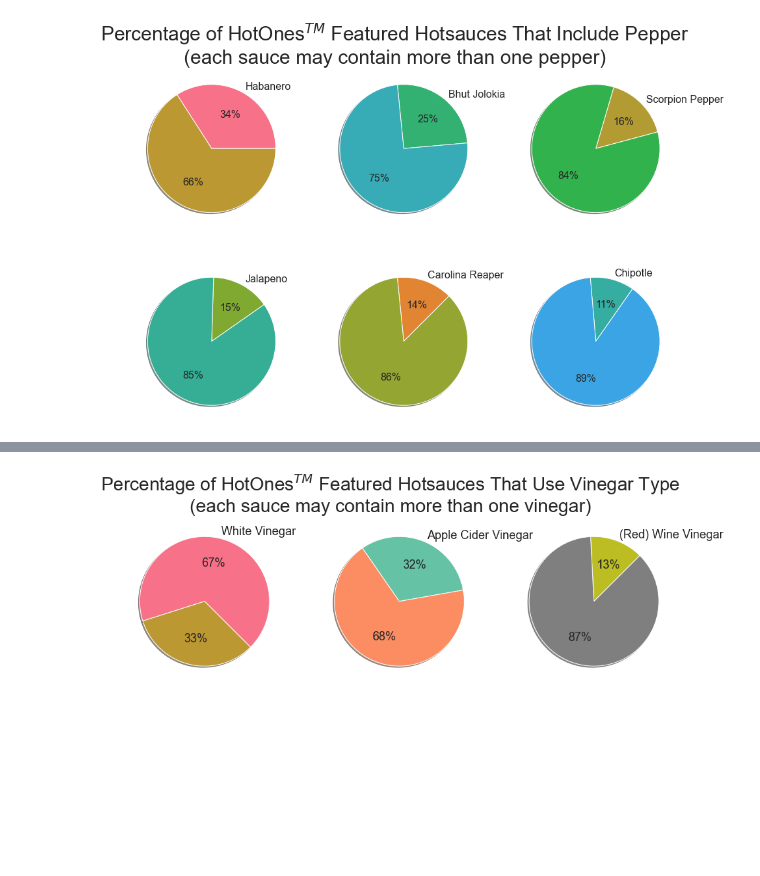
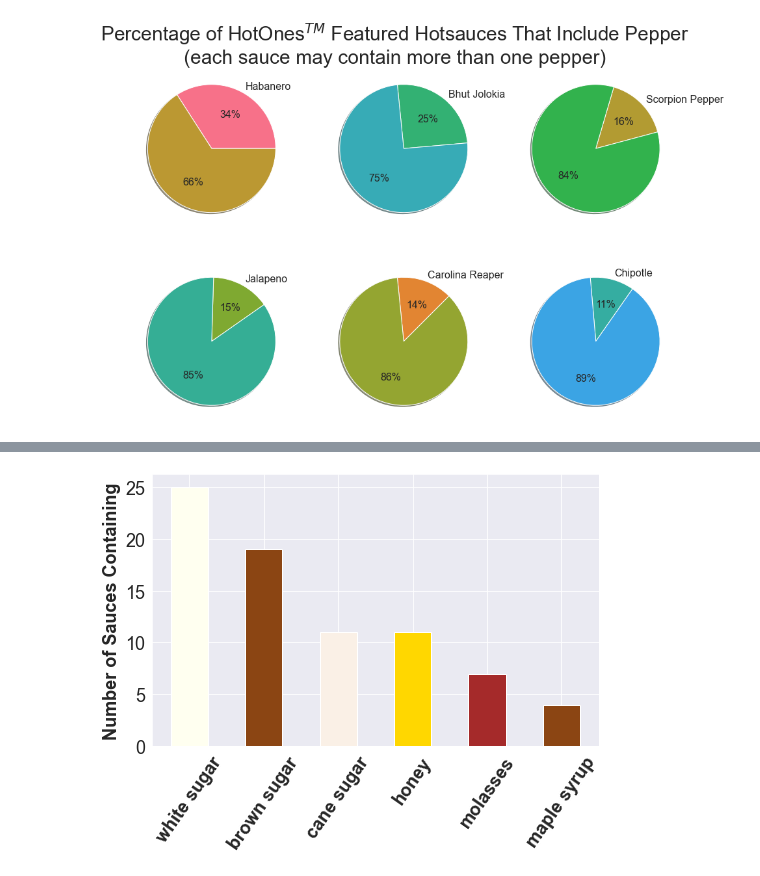
Before and after one commit to bucklonesome/DS_Portfolio, a Jupyter notebook: HotOnes_DS_Project/HotOnes_Exploratory.ipynb, the cells around one changed output, grey strips where cells are left out. Cells and saved outputs as stored; diff of their text form; code cells hidden in the pictures; blank space fills up the shorter version.

Commit message:
hot sauce analytics project update

```diff
--- a/HotOnes_DS_Project/HotOnes_Exploratory.ipynb
+++ b/HotOnes_DS_Project/HotOnes_Exploratory.ipynb
@@ -561,13 +746,15 @@ Occasional variations, *wine vinegar*, *balsamic vinegar*,...
 # %%
 bow_wnames = bow.copy()
 bow_wnames = bow.set_index(HotSauceNames)
+# %%
+bow_wnames['Scoville Rating (SHU)'] = HotSauceSHU
 # %%
 #check each sauce, is there apple cider vinegar? - both "cider" and at least 1 "vinegar"
 nhot = len(HotSauceNames)
 acv = 0.*bow_wnames['cider'].iloc[:].values.copy() #apple cider vinegar
 rwv = 0.*bow_wnames['wine'].iloc[:].values.copy() #red wine vinegar
 bv = 0.*bow_wnames['balsamic'].iloc[:].values.copy() #balsamic vinegar
-wdv = 0.*bow_wnames['balsamic'].iloc[:].values.copy() #white distilled vinegar
+wdv = 0.*bow_wnames['vinegar'].iloc[:].values.copy() #white distilled vinegar
 # %%
 for i in range(nhot):
     n_acv = bow_wnames['cider'][i]
@@ -599,0 +927,15 @@ plt.show()
+# %%
+bow_wnames = bow_wnames.drop(['corn','maple','agave','syrup','sugar','brown','turbinado','cane'],axis=1)
+
+bow_wnames['corn syrup'] = corn
+bow_wnames['agave'] = agave
+bow_wnames['maple syrup'] = maple
+
+bow_wnames['white sugar'] = sugar
+bow_wnames['turbinado sugar'] = turbinado
+bow_wnames['cane sugar'] = cane
+bow_wnames['brown sugar'] = brown
+
+bow_wnames['sugar total'] = brown + cane + turbinado + sugar
+
+bow_wnames = bow_wnames.sort_index(axis=1)
@@ -600,32 +944,18 @@ plt.show()
 # %%
-plt.rcParams.update({'font.size': 18})
+#bow_wnames[sweetenernames].sum(axis=0).plot(kind='bar')
+colors=['ivory','saddlebrown','linen','gold','brown','saddlebrown','snow','saddlebrown','saddlebrown']
 
-fig, axes = plt.subplots(2, 3, figsize=(15, 10))#, facecolor='#e8f4f0')
-#fig.delaxes(ax=axes[0,1])
-#fig.delaxes(ax=axes[1,1])
+plt.rcParams['figure.figsize']=(8,5)
 
-fig.suptitle("\n".join(wrap(r'Percentage of HotOnes$^{TM}$ Featured Hotsauces That Use Vinegar Type (each sauce may contain more than one vinegar)')),
-             fontsize=28)
-
-perc_wdv = sum(wdv)/nhot
-axes[0,0].pie([perc_wdv, 1.-perc_wdv], labels = ['White Vinegar',''],
-        colors = sns.color_palette('husl'), shadow = True, autopct='%.0f%%', startangle=-45)
+bow_wnames[bow_wnames[sweetenernames].sum(axis=0).sort_values(ascending=False)
+    .index[:6]].sum(axis=0).plot(kind='bar', color=colors)
 
 
-perc_acv = sum(acv)/nhot
-axes[0,1].pie([perc_acv, 1.-perc_acv], labels = ['Apple Cider Vinegar',''],
-        colors = sns.color_palette('Set2'), shadow = True, autopct='%.0f%%', startangle=10)
-
-perc_rwv = sum(rwv)/nhot
-axes[0,2].pie([perc_rwv, 1.-perc_rwv], labels = ['(Red) Wine Vinegar',''],
-        colors = sns.color_palette("tab10_r"), shadow = True, autopct='%.0f%%', startangle=45)
+plt.ylabel('Number of Sauces Containing', weight='bold')
 
 
-fig.delaxes(ax=axes[1,0])
-fig.delaxes(ax=axes[1,1])
-fig.delaxes(ax=axes[1,2])
-#perc_bv = sum(bv)/nhot
-#axes[1,1].pie([perc_bv, 1.-perc_bv], labels = ['Balsamic Vinegar',''],
-#        colors = sns.color_palette('viridis'), autopct='%.0f%%', shadow = True, startangle=45)#, labeldistance=0.5)#, autopct='%.0f%%')
+plt.xlabel('')
+plt.xticks(rotation=55, weight='bold', size=18)
+plt.show()
 # %% [output]
-[figure, old version]
+[figure, new version]
```
Also changed, not shown: parts of 98 cells of this notebook, 9 other files.
